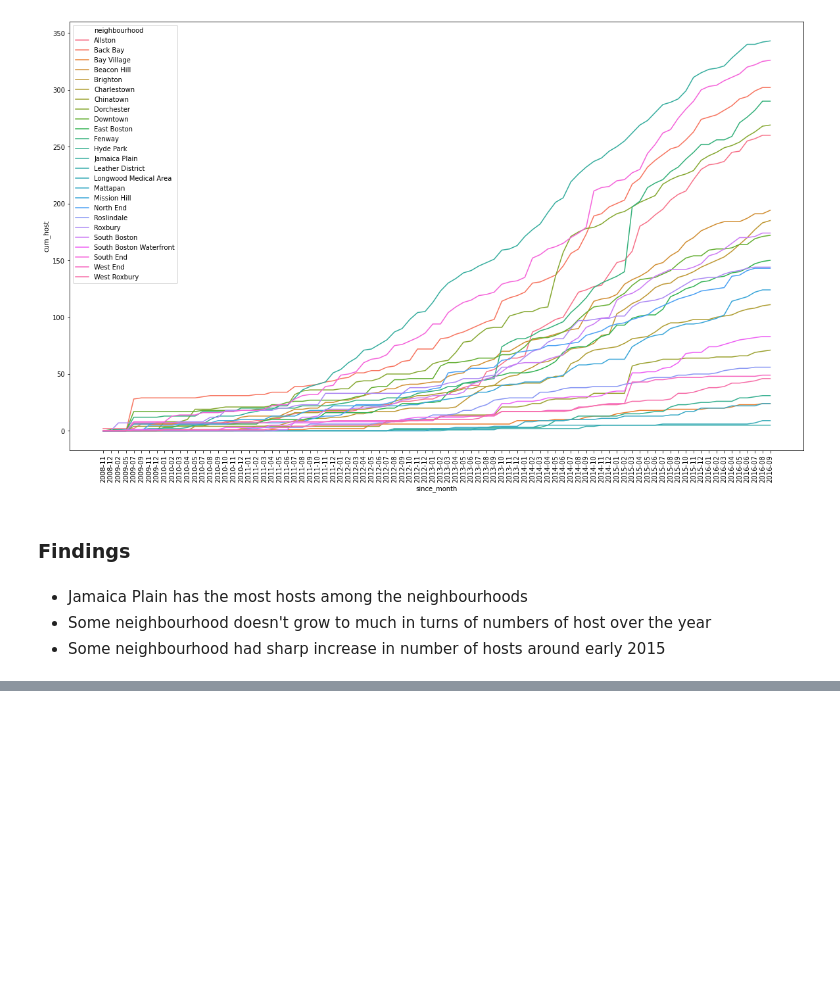
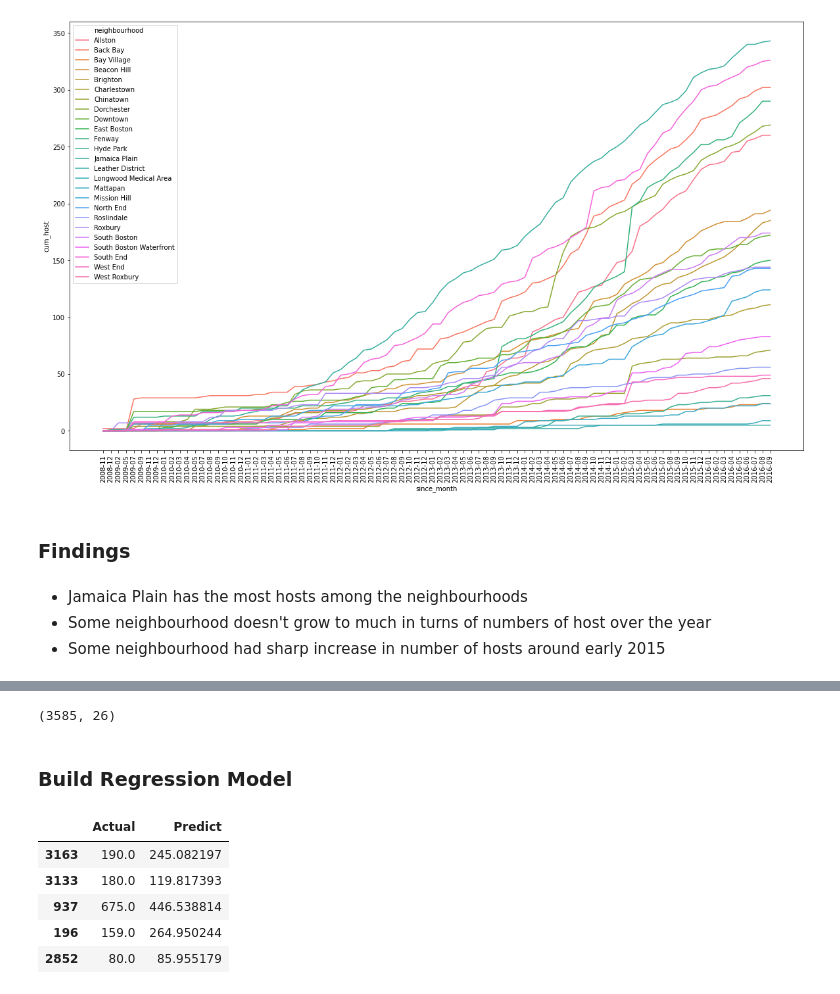
Before and after one commit to gloriagong001/Boston-Airbnb-Analysis, a Jupyter notebook: boston-airbnb.ipynb, the cells around one changed output, grey strips where cells are left out. Drawn from its saved outputs; the diff is of its cells as text; code cells hidden in the pictures; blank space fills up the shorter version.

```diff
--- a/boston-airbnb.ipynb
+++ b/boston-airbnb.ipynb
@@ -435,0 +570,13 @@ g=g.set_xticklabels(neigh_host_long.since_month.unique(),rotation=90)
+# %%
+#Pull a list of the column names of the categorical variables
+cat_df = df_lr.select_dtypes(include=['object'])
+cat_cols_lst = cat_df.columns
+
+df_new = create_dummy_df(df_lr, cat_cols_lst, dummy_na=False) #Use your newly created function
+
+# Show a header of df_new to check
+print(df_new.shape)
+# %% [output]
+(3585, 26)
+# %% [markdown]
+### Build Regression Model
@@ -435,0 +609,11 @@ g=g.set_xticklabels(neigh_host_long.since_month.unique(),rotation=90)
+# %%
+# Actual vs Predict
+df=pd.DataFrame({'Actual':y_test,'Predict':y_test_preds})
+df.head()
+# %% [output]
+|  | Actual | Predict |
+| 3163 | 190.0 | 245.082197 |
+| 3133 | 180.0 | 119.817393 |
+| 937 | 675.0 | 446.538814 |
+| 196 | 159.0 | 264.950244 |
+| 2852 | 80.0 | 85.955179 |
```
Also changed, not shown: parts of 17 cells of this notebook.
